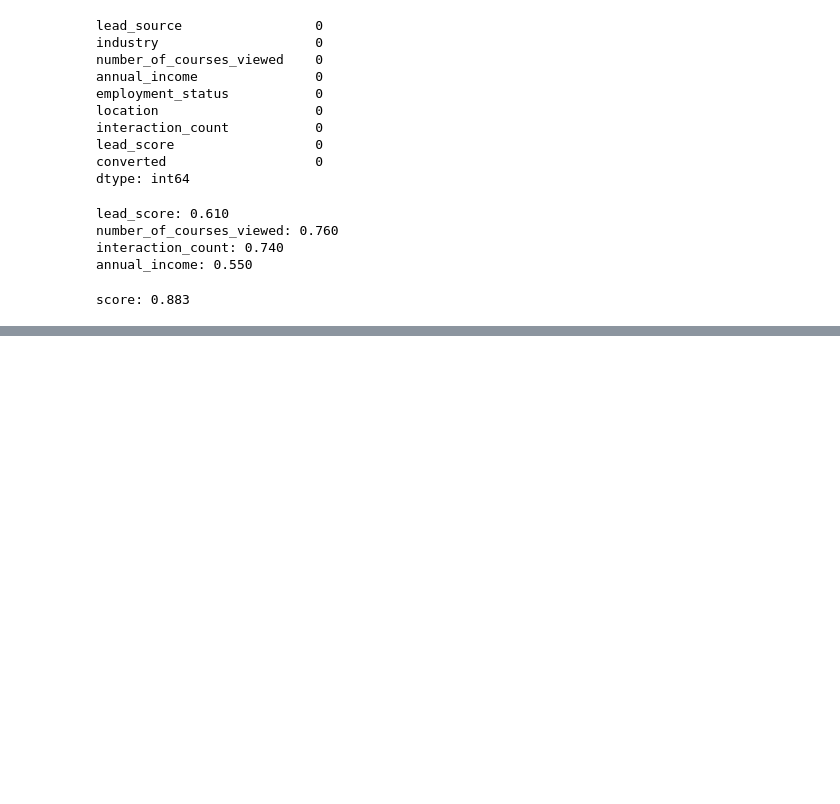
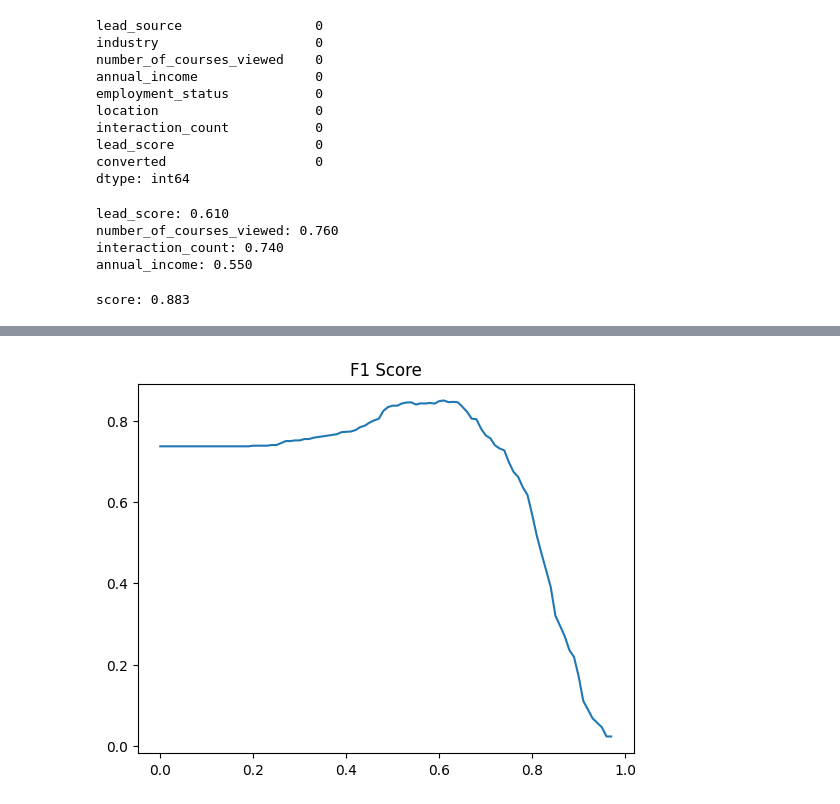
Before and after one commit to nebellleben/machine-learning-zoomcamp, a Jupyter notebook: 04.evaluation/homework4.ipynb, the cells around one changed output, grey strips where cells are left out. Drawn from its saved outputs; the diff is of its cells as text; code cells hidden in the pictures; blank space fills up the shorter version.

```diff
--- a/04.evaluation/homework4.ipynb
+++ b/04.evaluation/homework4.ipynb
@@ -131,5 +133,13 @@ SyntaxError: unmatched ')' (2526106128.py, line 19)
 # %%
 # Question 4: F1 Score
+
+pred_results['f1'] = 2 * pred_results['precision'] * pred_results['recall'] / (pred_results['precision'] + pred_results['recall'])
+
+plt.plot(pred_results['threshold'], pred_results['f1'])
+plt.title('F1 Score')
+plt.show()
+# %% [output]
+[figure, added]
 # %%
 # Question 5: 5-Fold CV
 # %%
```
Also changed, not shown: parts of 1 cell of this notebook.
